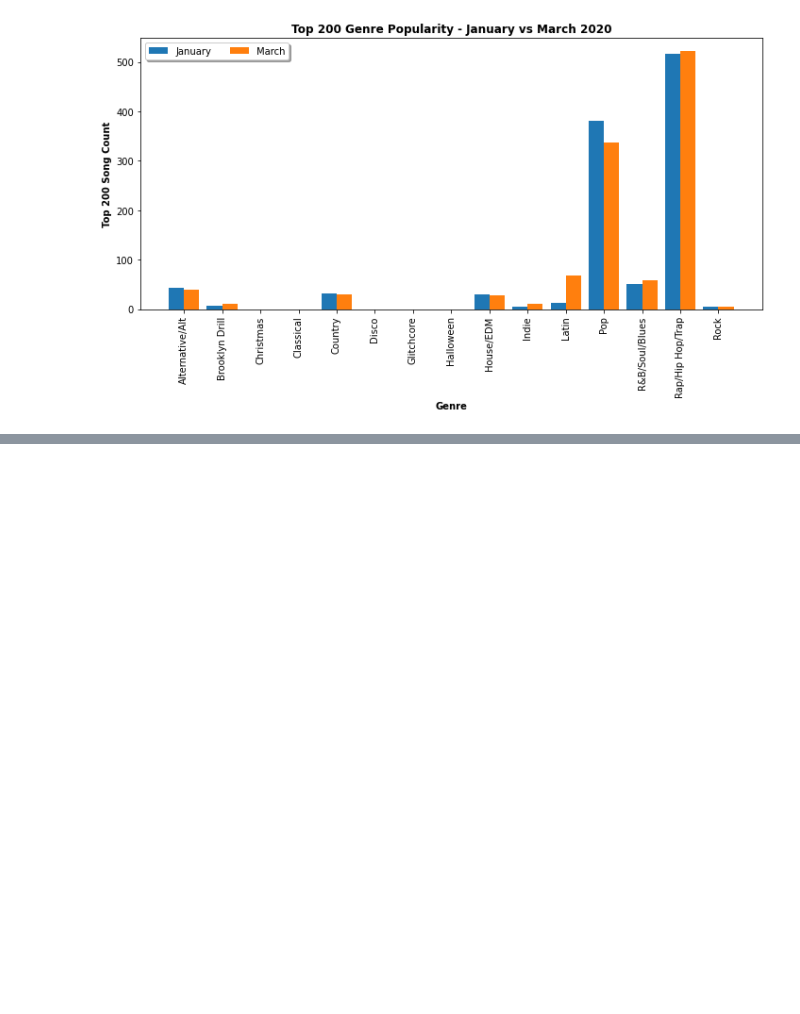
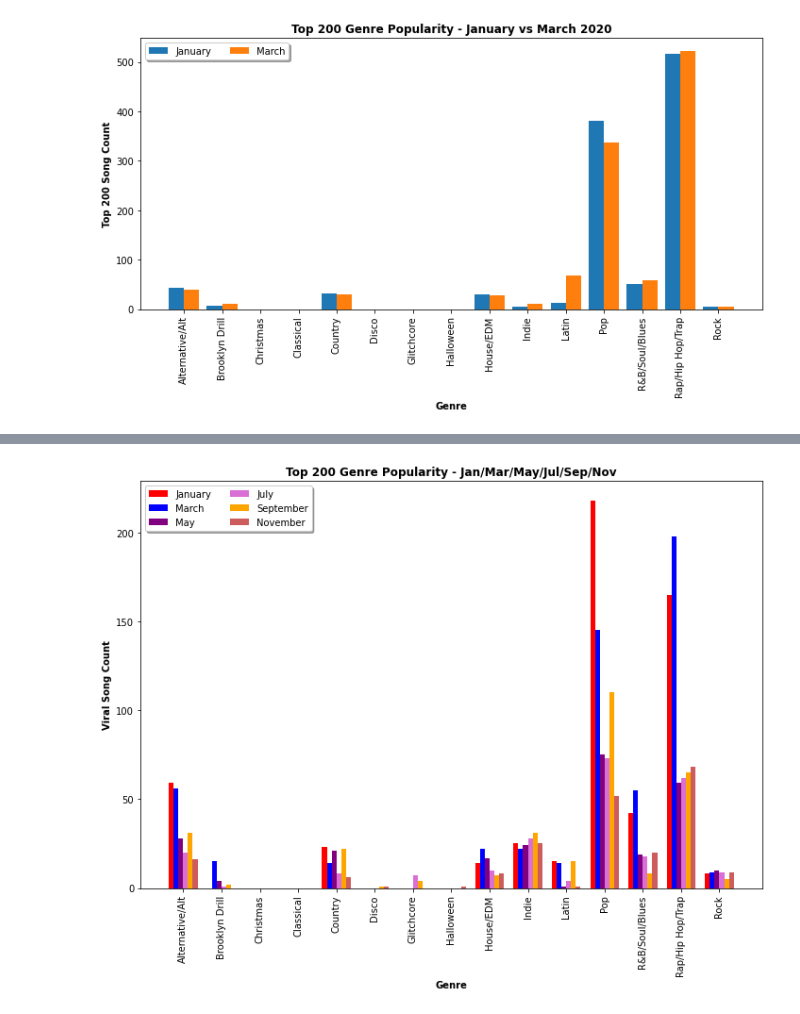
Before and after one commit to Teablee/project-one, a Jupyter notebook: royster.ipynb, the cells around one changed output, grey strips where cells are left out. Cells and saved outputs as stored; diff of their text form; code cells hidden in the pictures; blank space fills up the shorter version.

```diff
--- a/royster.ipynb
+++ b/royster.ipynb
@@ -656,0 +718,55 @@ plt.show()
+# %%
+# Create multiple bar chart to compare top 200 genre popularity across all months
+
+#read csvs from other group member months
+may_genre_200_df = pd.read_csv('/Users/amber/Desktop/GitHub/project-one/Data/top_200/may/may_top_200_genres.csv')
+jul_genre_200_df = pd.read_csv('/Users/amber/Desktop/GitHub/project-one/Data/top_200/jul/july_top_200_genres.csv')
+sep_genre_200_df = pd.read_csv('/Users/amber/Desktop/GitHub/project-one/Data/top_200/sep/sep_top_200_genres.csv')
+nov_genre_200_df = pd.read_csv('/Users/amber/Desktop/GitHub/project-one/Data/top_200/nov/nov_top_200_genres.csv')
+
+# sort genre alphabetically
+jan_genre_df_200_alpha = jan_genre_df.sort_values('Genre')
+mar_genre_df_200_alpha = mar_genre_df.sort_values('Genre')
+may_genre_df_200_alpha = may_genre_df.sort_values('Genre')
+jul_genre_df_200_alpha = jul_genre_df.sort_values('Genre')
+sep_genre_df_200_alpha = sep_genre_df.sort_values('Genre')
+nov_genre_df_200_alpha = nov_genre_df.sort_values('Genre')
+# %%
+# plot multiple bar chart
+# set up plot
+fix, ax = plt.subplots(figsize=(10,8))
+x = np.arange(len(jan_genre_200_df_alpha['Genre'].unique()))
+
+# set bar width
+width = 0.125
+
+# set bar values
+b1 = ax.bar(x, jan_genre_df_200_alpha['Count'], width=width, color='red', label='January')
+b2 = ax.bar(x + width, mar_genre_df_200_alpha['Count'], width=width, color='blue', label='March')
+b3 = ax.bar(x + width*2, may_genre_df_200_alpha['Count'], width=width, color='purple', label='May')
+b4 = ax.bar(x + width*3, jul_genre_df_200_alpha['Count'], width=width, color='orchid', label='July')
+b5 = ax.bar(x + width*4, sep_genre_df_200_alpha['Count'], width=width, color='orange', label='September')
+b6 = ax.bar(x + width*5, nov_genre_df_200_alpha['Count'], width=width, color='indianred', label='November')
+
+# set x-axis tick locations and labels
+ax.set_xticks(x + width*2.5)
+ax.set_xticklabels(jan_genre_200_df_alpha['Genre'], rotation=90)
+
+# plot legend
+ax.legend(loc='upper left', shadow=True, ncol=2)
+
+# plot titles and axis labels, save figure
+plt.title('Top 200 Genre Popularity - Jan/Mar/May/Jul/Sep/Nov', weight='bold')
+plt.xlabel('Genre', weight='bold')
+plt.ylabel('Viral Song Count', weight='bold')
+plt.savefig('/Users/amber/Desktop/GitHub/project-one/Images/top_200_allmonths_genres.png',
+            bbox_inches='tight',
+            pad_inches=.25,
+            facecolor='white',
+            orientation='landscape')
+
+# show the chart
+plt.tight_layout()
+plt.show()
+# %% [output]
+[figure, added]
```
Also changed, not shown: parts of 4 cells of this notebook, 17 other files.
